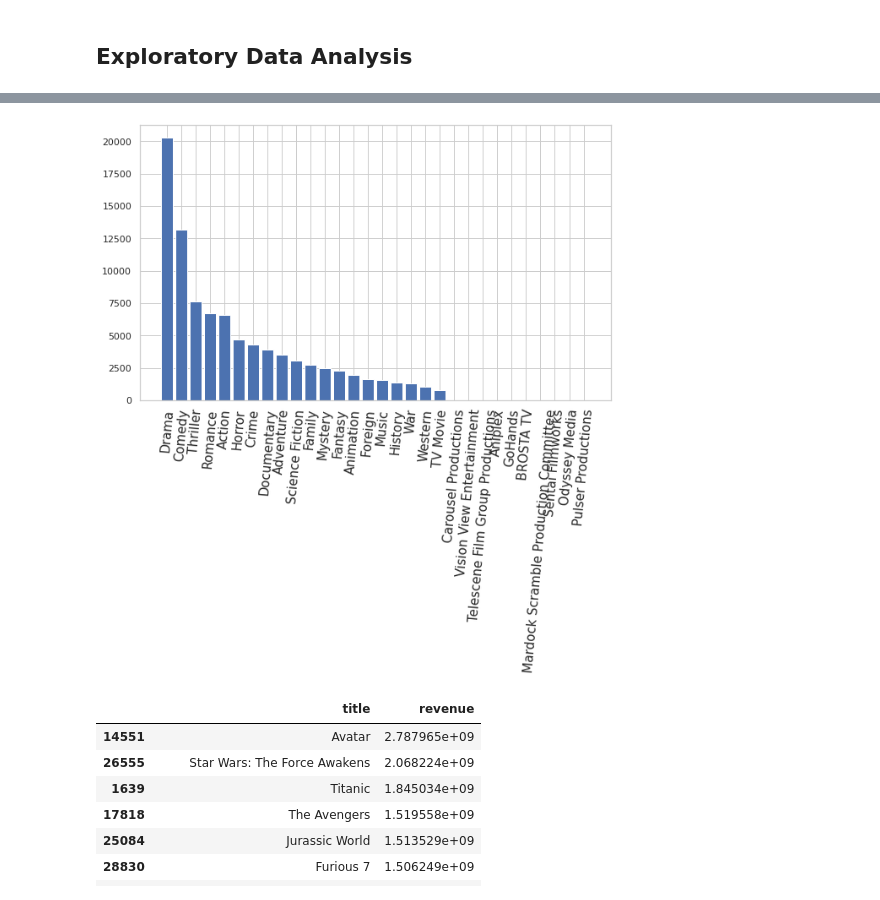
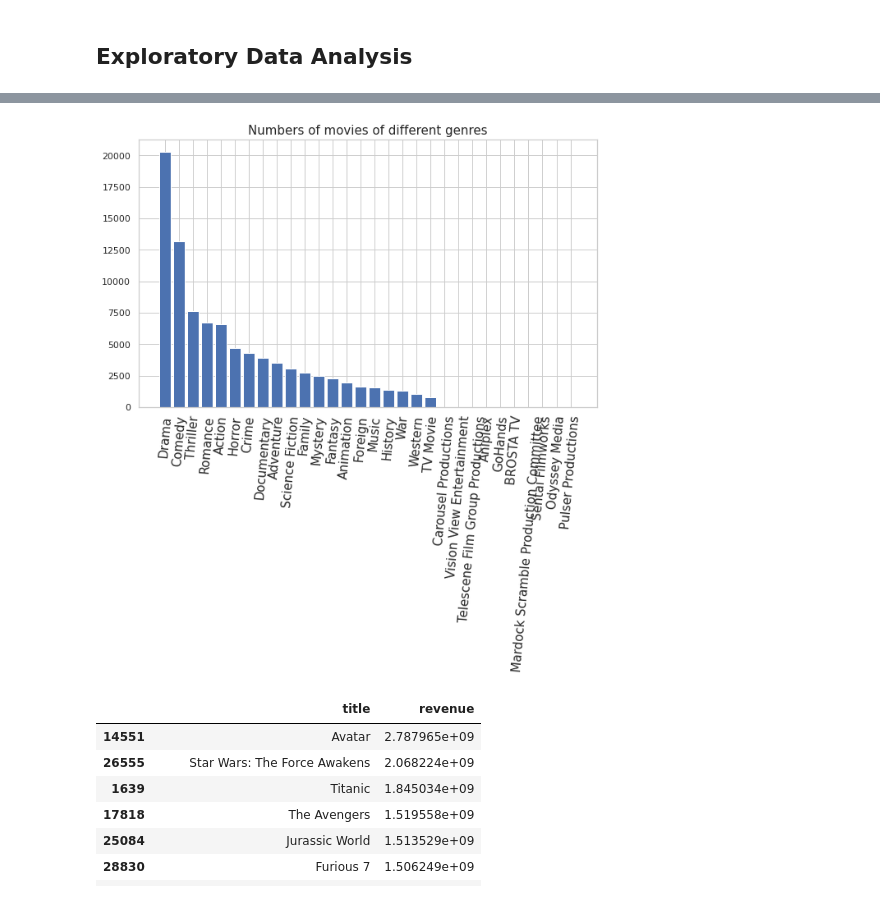
Before and after one commit to vinay-kaushik/CS-418-DataScience, a Jupyter notebook: cs_418_DataScience_project.ipynb, the cells around one changed output, grey strips where cells are left out. Cells and saved outputs as stored; diff of their text form; code cells hidden in the pictures.

```diff
--- a/cs_418_DataScience_project.ipynb
+++ b/cs_418_DataScience_project.ipynb
@@ -188,20 +188,22 @@ count_decade_pie(movies_metadata,filename="pie_decade.png")
 # %%
 # numbers of movies of different genres and keywords
 def multi_bar(series,filename):
     sns.set(style="whitegrid")
     count=multi_count(series,"name")
     count=sorted(count.items(),key=lambda x:x[1],reverse=True)
     count=dict(count[:30])
     f, ax = plt.subplots(figsize=(10, 6))
     plt.xticks(rotation=85, fontsize=15)
     plt.bar(count.keys(),count.values(),align="center")
 #     plt.pie(count.values(),labels=count.keys())
     #if saving:plt.savefig(filename,bbox_inches="tight",dpi=100)
+    plt.title('Numbers of movies of different genres', fontsize=15)
     plt.show()
 
+
 multi_bar(movies_metadata.genres,filename="bar_genres.png")
 # %% [output]
-[figure, old version]
+[figure, new version]
 # %%
 top_movies = movies_metadata.sort_values(by='revenue', ascending=False)
 top_movies.head(10)[['title', 'revenue']]
```
Also changed, not shown: parts of 4 cells of this notebook.
